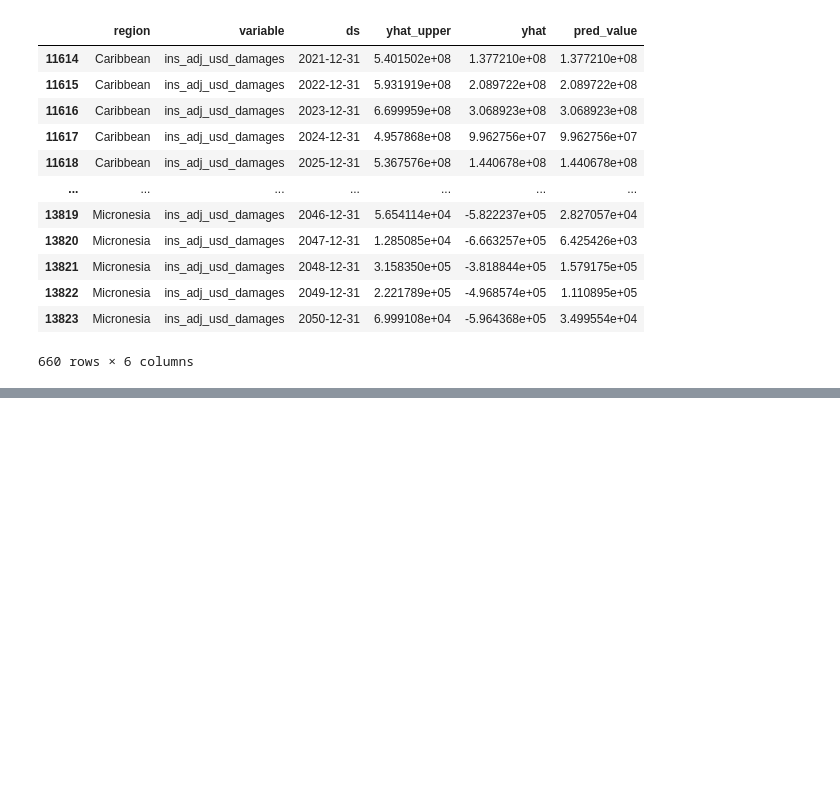
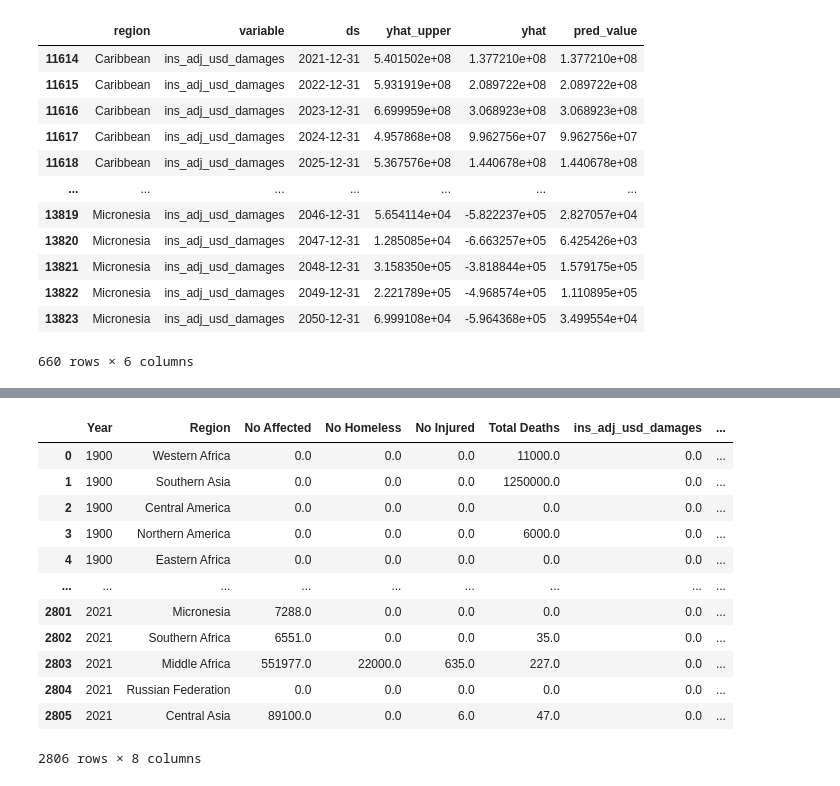
Before and after one commit to Globant-CodeFest/teamElevenEleven, a Jupyter notebook: eda_datos.ipynb, the cells around one changed output, grey strips where cells are left out. Drawn from its saved outputs; the diff is of its cells as text; code cells hidden in the pictures; blank space fills up the shorter version.

```diff
--- a/eda_datos.ipynb
+++ b/eda_datos.ipynb
@@ -278,0 +302,16 @@ plt.plot(tmp['ds'],tmp['ls_value'])
+# %%
+df
+# %% [output]
+|  | Year | Region | No Affected | No Homeless | No Injured | Total Deaths | ins_adj_usd_damages | ... |
+| 0 | 1900 | Western Africa | 0.0 | 0.0 | 0.0 | 11000.0 | 0.0 | ... |
+| 1 | 1900 | Southern Asia | 0.0 | 0.0 | 0.0 | 1250000.0 | 0.0 | ... |
+| 2 | 1900 | Central America | 0.0 | 0.0 | 0.0 | 0.0 | 0.0 | ... |
+| 3 | 1900 | Northern America | 0.0 | 0.0 | 0.0 | 6000.0 | 0.0 | ... |
+| 4 | 1900 | Eastern Africa | 0.0 | 0.0 | 0.0 | 0.0 | 0.0 | ... |
+| ... | ... | ... | ... | ... | ... | ... | ... | ... |
+| 2801 | 2021 | Micronesia | 7288.0 | 0.0 | 0.0 | 0.0 | 0.0 | ... |
+| 2802 | 2021 | Southern Africa | 6551.0 | 0.0 | 0.0 | 35.0 | 0.0 | ... |
+| 2803 | 2021 | Middle Africa | 551977.0 | 22000.0 | 635.0 | 227.0 | 0.0 | ... |
+| 2804 | 2021 | Russian Federation | 0.0 | 0.0 | 0.0 | 0.0 | 0.0 | ... |
+| 2805 | 2021 | Central Asia | 89100.0 | 0.0 | 6.0 | 47.0 | 0.0 | ... |
+2806 rows × 8 columns
```
Also changed, not shown: parts of 7 cells of this notebook, 1 other file.
